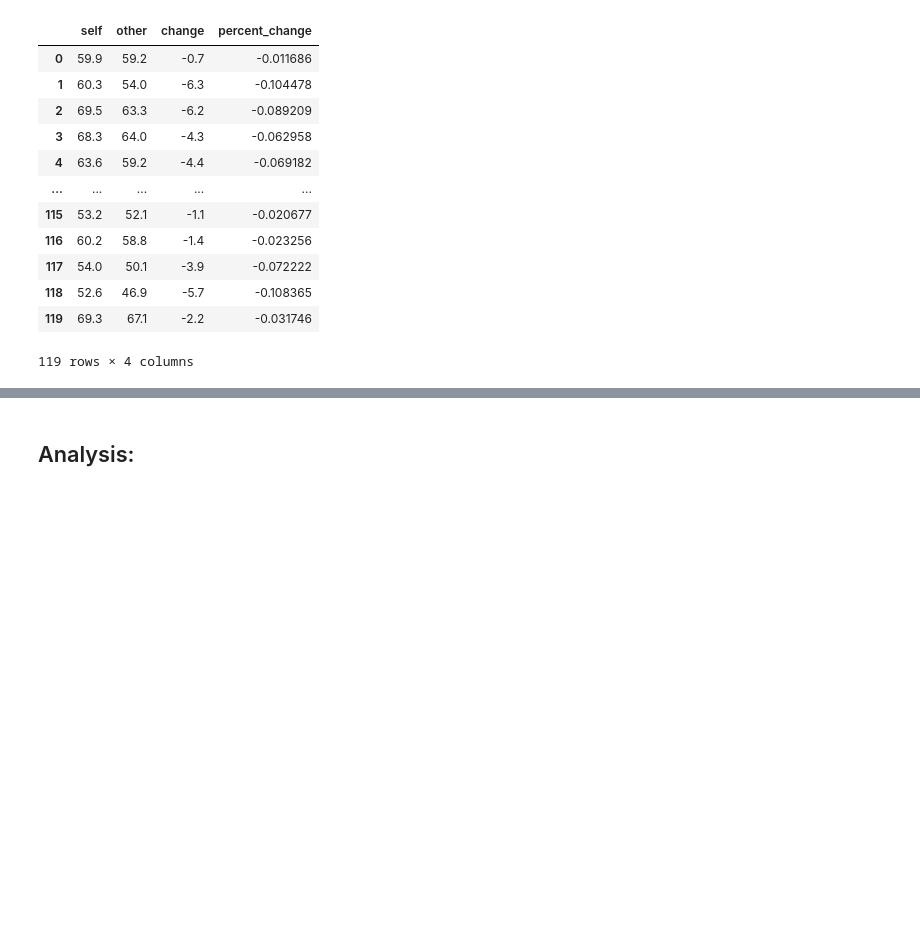
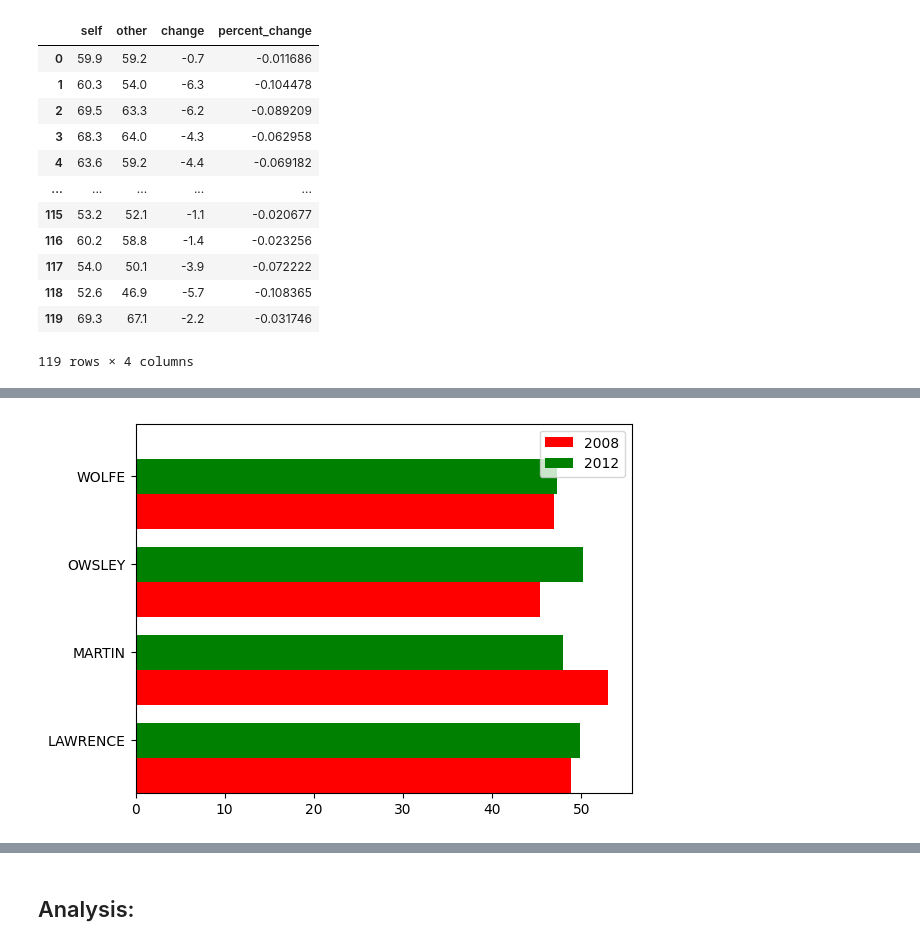
Before and after one commit to vettaca/-Hamer, a Jupyter notebook: analysis.ipynb, the cells around one changed output, grey strips where cells are left out. Cells and saved outputs as stored; diff of their text form; code cells hidden in the pictures; blank space fills up the shorter version.

```diff
--- a/analysis.ipynb
+++ b/analysis.ipynb
@@ -313,0 +356,3 @@ compare_08_to_12
+# %%
+low_turnout_counties = turnout_2012.sort_values(by=['PERCENT_TURNOUT'], ascending=True).head()
+low_turnout_counties
@@ -313,0 +388,14 @@ compare_08_to_12
+# %%
+ind = np.arange(len(compare_08_to_12.head(4)))
+width = 0.4
+
+fig, ax = plt.subplots()
+ax.barh(ind,compare_08_to_12[compare_08_to_12['County Name'].isin(low_turnout_counties['COUNTY'])]['self'], width, color='red', label='2008')
+ax.barh(ind + width, compare_08_to_12[compare_08_to_12['County Name'].isin(low_turnout_counties['COUNTY'])]['other2'], width, color='green', label='2012')
+
+ax.set(yticks=ind + width, yticklabels=compare_08_to_12[compare_08_to_12['County Name'].isin(low_turnout_counties['COUNTY'])]['County Name'], ylim=[2*width - 1, len(compare_08_to_12.head(4))])
+ax.legend()
+
+plt.show()
+# %% [output]
+[figure, added]
```
Also changed, not shown: parts of 30 cells of this notebook.
